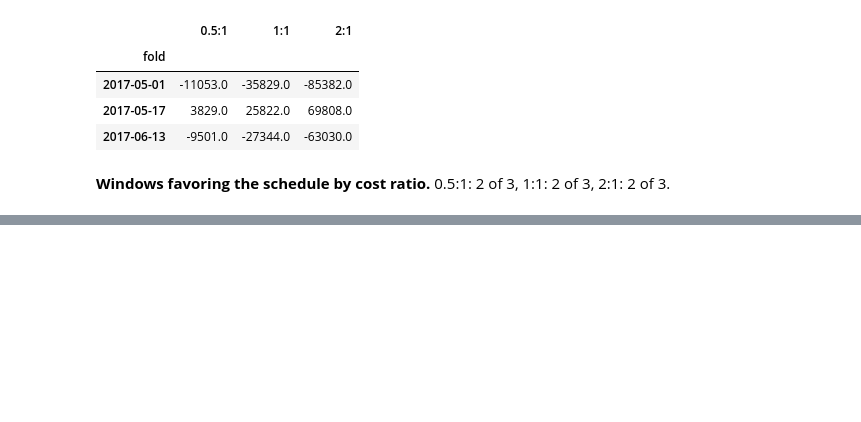
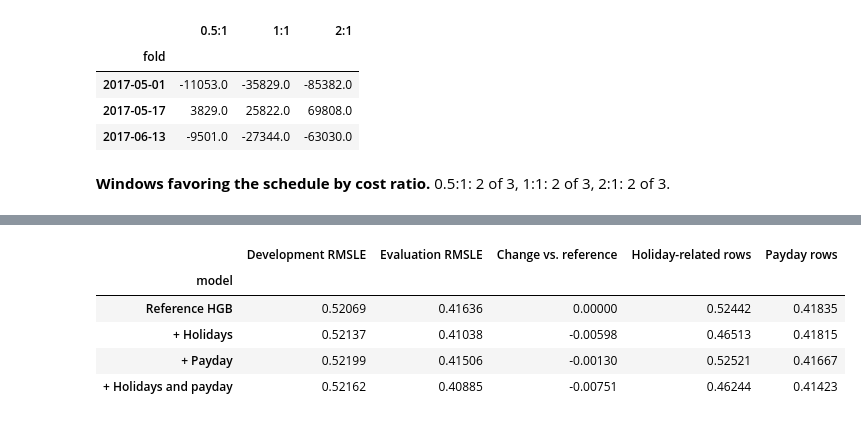
Before and after one commit to Simon-Yu-3/StoreSalesForecasting, a Jupyter notebook: project.ipynb, the cells around one changed output, grey strips where cells are left out. Saved outputs shown, nothing was run; the diff lists cells and outputs as text; code cells hidden in the pictures; blank space fills up the shorter version.

```diff
--- a/project.ipynb
+++ b/project.ipynb
@@ -596,0 +723,81 @@ official Kaggle leaderboard score is pending.
+# %%
+if not fixture:
+    calendar_dir = Path(
+        os.environ.get("ECON481_CALENDAR_RESULTS", "files/calendar-results")
+    )
+    calendar_manifest_path = calendar_dir / "manifest.json"
+    if calendar_manifest_path.is_file():
+        calendar_manifest = json.loads(
+            calendar_manifest_path.read_text(encoding="utf-8")
+        )
+        selection_digest = sha256((results / "manifest.json").read_bytes()).hexdigest()
+        if (
+            calendar_manifest["data"] == manifest["data"]
+            and calendar_manifest["selection_manifest_sha256"] == selection_digest
+        ):
+            calendar_scores = read_artifact(
+                calendar_dir, calendar_manifest, "scores.csv"
+            )
+            calendar_slices = read_artifact(
+                calendar_dir, calendar_manifest, "slices.csv"
+            )
+            if calendar_manifest["folds"] != manifest["folds"]:
+                raise ValueError(
+                    "Calendar windows must match the primary benchmark windows."
+                )
+
+            calendar_evaluation = calendar_scores.loc[
+                calendar_scores["role"].eq("evaluation")
+            ]
+            calendar_development = calendar_scores.loc[
+                calendar_scores["role"].eq("development")
+            ]
+            calendar_rmsle = pooled_rmsle(calendar_evaluation, "model")
+            event_rows = calendar_slices.loc[calendar_slices["role"].eq("evaluation")]
+            holidays = event_rows.loc[
+                event_rows["dimension"].eq("holiday")
+                & event_rows["group"].eq("affected")
+            ]
+            paydays = event_rows.loc[
+                event_rows["dimension"].eq("payday") & event_rows["group"].eq("payday")
+            ]
+            table = pd.DataFrame(
+                {
+                    "Development RMSLE": pooled_rmsle(calendar_development, "model"),
+                    "Evaluation RMSLE": calendar_rmsle,
+                    "Change vs. reference": calendar_rmsle
+                    - calendar_rmsle.loc[selected_model],
+                    "Holiday-related rows": pooled_rmsle(holidays, "model"),
+                    "Payday rows": pooled_rmsle(paydays, "model"),
+                }
+            ).reindex(list(calendar_manifest["models"]))
+            calendar_labels = {
+                selected_model: "Reference HGB",
+                f"{selected_model}_holidays": "+ Holidays",
+                f"{selected_model}_payday": "+ Payday",
+                f"{selected_model}_calendar": "+ Holidays and payday",
+            }
+            display(table.rename(index=calendar_labels).round(5))
+            best_addition = calendar_rmsle.drop(selected_model).idxmin()
+            change = (
+                calendar_rmsle.loc[best_addition] - calendar_rmsle.loc[selected_model]
+            )
+            display(
+                Markdown(
+                    f"**Lowest retrospective evaluation RMSLE among the additions:** {calendar_labels[best_addition].removeprefix('+ ')} "
+                    f"changed pooled evaluation RMSLE by **{change:+.5f}**. The event columns "
+                    "show pooled RMSLE in each affected subset. "
+                    f"Results bundle: {calendar_dir}."
+                )
+            )
+        else:
+            display(
+                Markdown("Calendar scores are available for the matching primary run.")
+            )
+# %% [output]
+|  | Development RMSLE | Evaluation RMSLE | Change vs. reference | Holiday-related rows | Payday rows |
+| model |  |  |  |  |  |
+| Reference HGB | 0.52069 | 0.41636 | 0.00000 | 0.52442 | 0.41835 |
+| + Holidays | 0.52137 | 0.41038 | -0.00598 | 0.46513 | 0.41815 |
+| + Payday | 0.52199 | 0.41506 | -0.00130 | 0.52521 | 0.41667 |
+| + Holidays and payday | 0.52162 | 0.40885 | -0.00751 | 0.46244 | 0.41423 |
```
Also changed, not shown: parts of 13 cells of this notebook, 14 other files.
